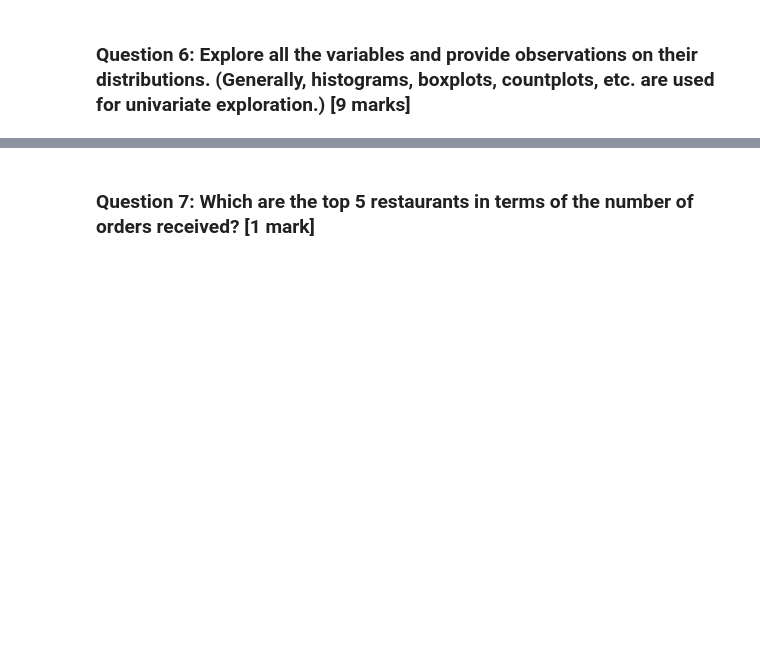
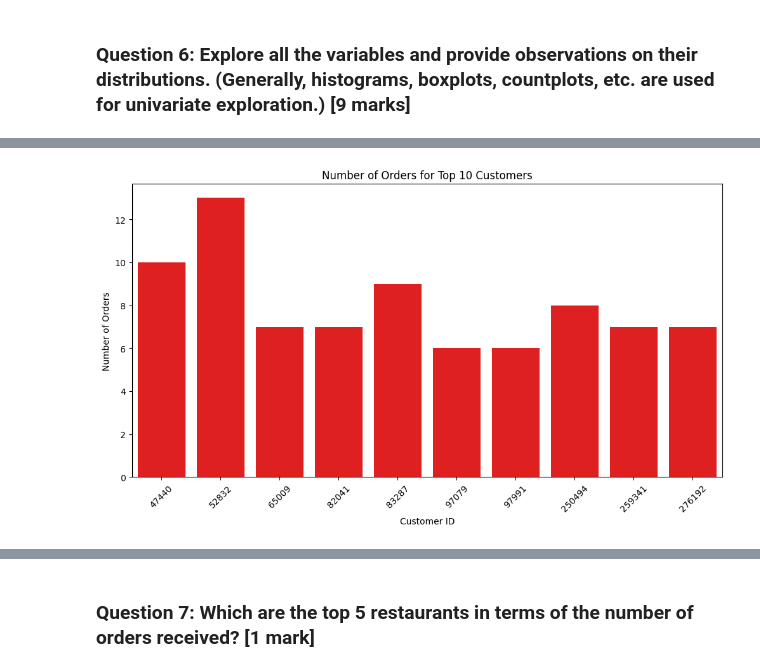
Before and after one commit to Rajesh2015/FoodHub-Data-Analysis, a Jupyter notebook: FoodHub-EDA.ipynb, the cells around one changed output, grey strips where cells are left out. Drawn from its saved outputs; the diff is of its cells as text; code cells hidden in the pictures; blank space fills up the shorter version.

```diff
--- a/FoodHub-EDA.ipynb
+++ b/FoodHub-EDA.ipynb
@@ -216,0 +228,22 @@ plt.show()
+# %%
+def findToporBottom(n,isTop):
+  if(isTop):
+    top_customers = food_df['customer_id'].value_counts().nlargest(n).index
+    top_df = food_df[food_df['customer_id'].isin(top_customers)]
+    return top_df
+  else:
+    bottom_customers = food_df['customer_id'].value_counts().nsmallest(n).index
+    bottom_df = food_df[food_df['customer_id'].isin(bottom_customers)]
+    return bottom_df
+# %%
+top_n=10
+topdf=findToporBottom(top_n,True)
+plt.figure(figsize=(12, 6))
+sns.countplot(data=topdf, x='customer_id', color='red')
+plt.xticks(rotation=45)
+plt.xlabel('Customer ID')
+plt.ylabel('Number of Orders')
+plt.title(f'Number of Orders for Top {top_n} Customers')
+plt.show()
+# %% [output]
+[figure, added]
```
Also changed, not shown: parts of 13 cells of this notebook.
